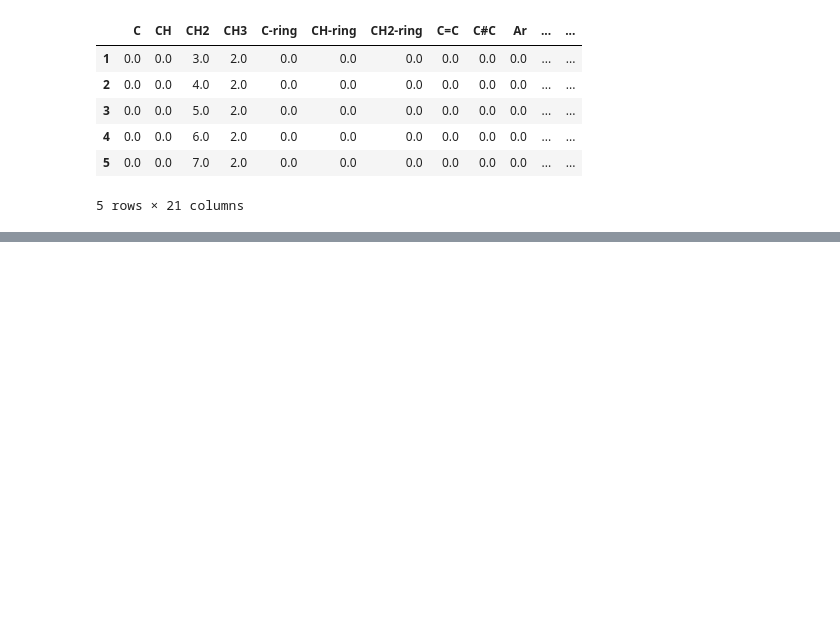
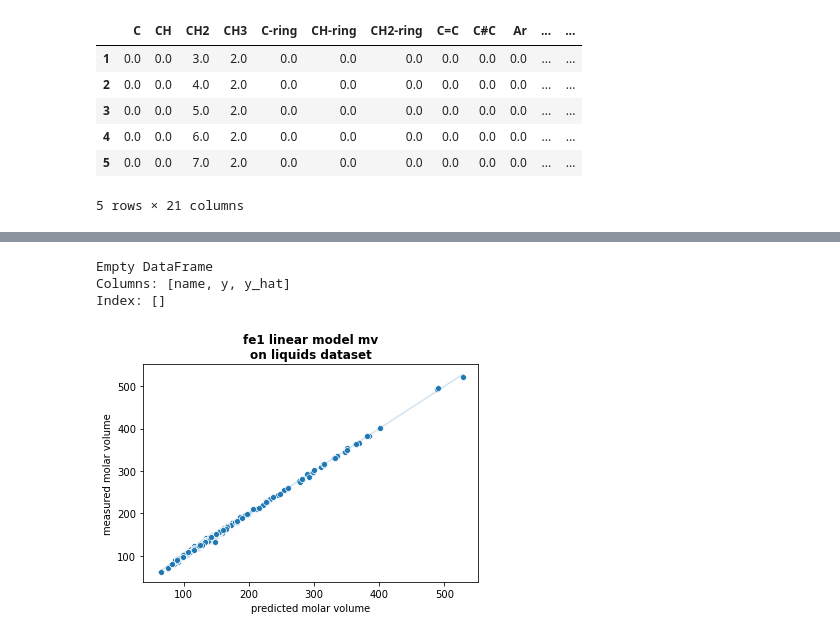
Before and after one commit to monolabs/stproject, a Jupyter notebook: notebooks/fe1_lm.ipynb, the cells around one changed output, grey strips where cells are left out. Drawn from its saved outputs; the diff is of its cells as text; code cells hidden in the pictures; blank space fills up the shorter version.

```diff
--- a/notebooks/fe1_lm.ipynb
+++ b/notebooks/fe1_lm.ipynb
@@ -24,9 +31,3 @@ df_fe1.head()
 | 4 | 0.0 | 0.0 | 6.0 | 2.0 | 0.0 | 0.0 | 0.0 | 0.0 | 0.0 | 0.0 | ... | ... |
 | 5 | 0.0 | 0.0 | 7.0 | 2.0 | 0.0 | 0.0 | 0.0 | 0.0 | 0.0 | 0.0 | ... | ... |
 5 rows × 21 columns
-# %%
-# exclusion of samples with certain motifs due to lack of datapoints and/or irrelevance to polyester
-
-feature_exclude = ['C#C', 'C-ring', 'OH', 'CHO', 'COOH']
-df_fe1 = df_fe1[df_fe1[feature_exclude].sum(axis=1) == 0]
-len(df_fe1)
@@ -197,0 +36,5 @@ RMSE:  1.1578
+# %%
+# exclusion of samples with certain motifs due to lack of datapoints and/or irrelevance to polyester
+features_exclude = ['C#C', 'C-ring', 'OH', 'CHO', 'CO', 'COOH']
+df_fe1 = df_fe1[df_fe1[features_exclude].sum(axis=1) == 0]
+len(df_fe1)
@@ -197,0 +46,10 @@ RMSE:  1.1578
+# %%
+X_mv = df_fe1.drop(['M', 'measured_st', 'molecule', 'density', 'mv']+features_exclude, axis=1)
+
+lm_mv = LinearRegression()
+lm_mv.fit(X_mv, mv)
+
+mv_hat = pd.Series(lm_mv.predict(X_mv), index=X_mv.index)
+regression_results(mv, mv_hat)
+coef_mv = (pd.DataFrame({'var': ['intercept']+X_mv.columns.tolist(), 'coef': [lm_mv.intercept_]+list(lm_mv.coef_)}))
+print(coef_mv)
@@ -197,0 +75,9 @@ RMSE:  1.1578
+# %%
+# plotting results with custom function
+plot_results(mv, mv_hat, df_fe1['molecule'], 0,
+             'fe1 linear model mv\non liquids dataset', 'predicted molar volume', 'measured molar volume')
+# %% [output]
+Empty DataFrame
+Columns: [name, y, y_hat]
+Index: []
+[figure, added]
```
Also changed, not shown: parts of 54 cells of this notebook, 11 other files.
